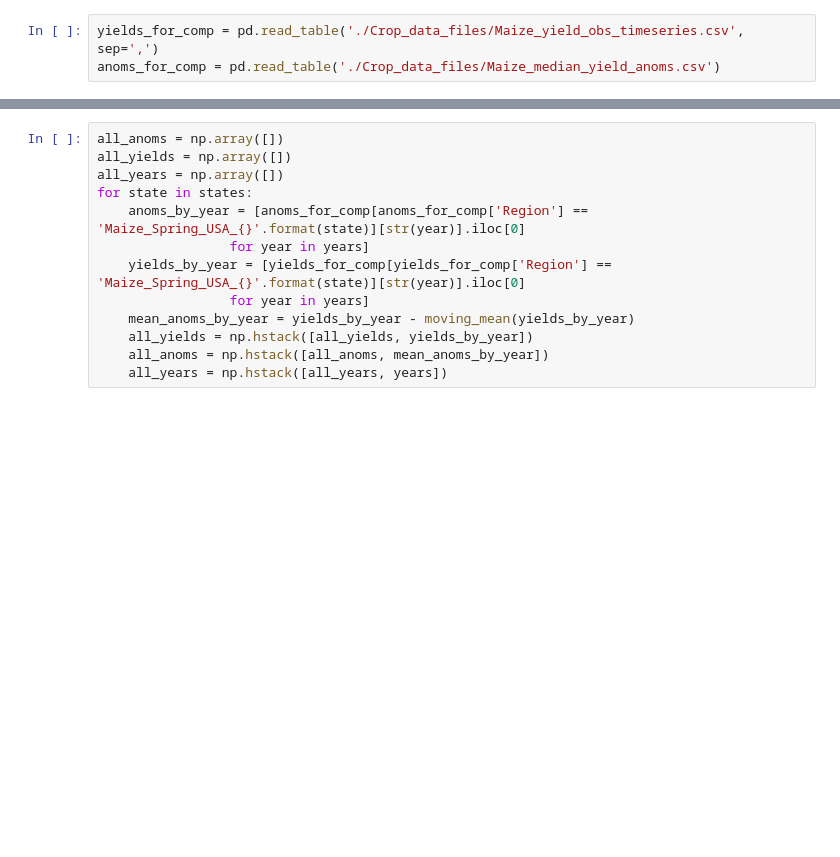
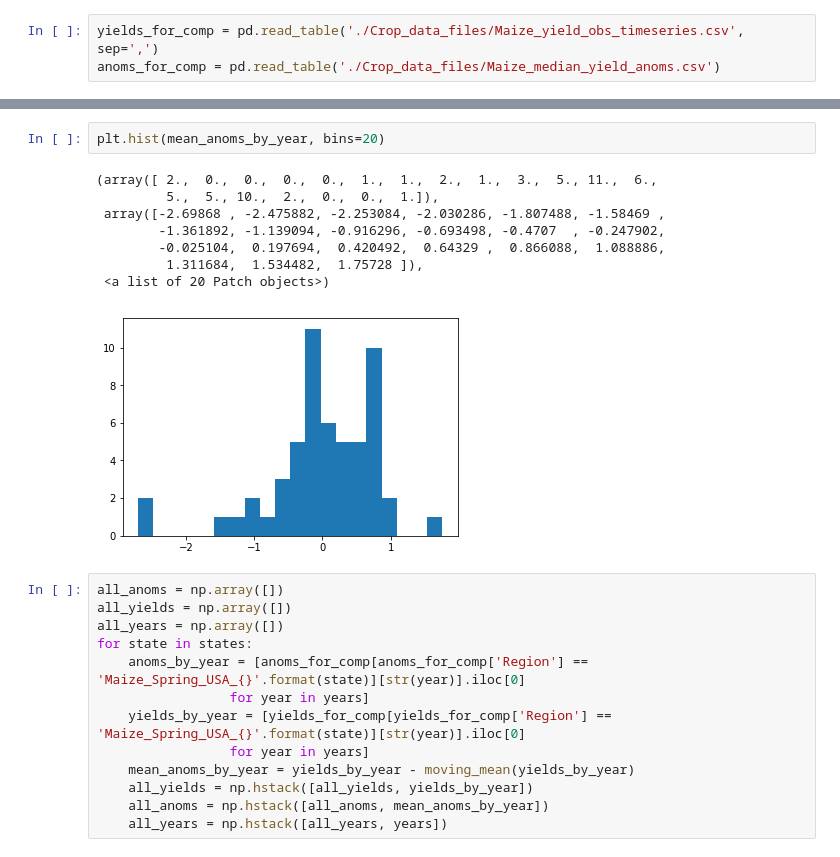
Before and after one commit to AnisaAubin/facynation, a Jupyter notebook: 7_mean_yield_anoms.ipynb, the cells around one changed output, grey strips where cells are left out. Drawn from its saved outputs; the diff is of its cells as text; blank space fills up the shorter version.

```diff
--- a/7_mean_yield_anoms.ipynb
+++ b/7_mean_yield_anoms.ipynb
@@ -88,3 +139,14 @@ plt.savefig("./figs/yields_vs_mean_anoms_noline.pdf")
+# %%
+plt.hist(mean_anoms_by_year, bins=20)
+# %% [output]
+(array([ 2.,  0.,  0.,  0.,  0.,  1.,  1.,  2.,  1.,  3.,  5., 11.,  6.,
+         5.,  5., 10.,  2.,  0.,  0.,  1.]),
+ array([-2.69868 , -2.475882, -2.253084, -2.030286, -1.807488, -1.58469 ,
+        -1.361892, -1.139094, -0.916296, -0.693498, -0.4707  , -0.247902,
+        -0.025104,  0.197694,  0.420492,  0.64329 ,  0.866088,  1.088886,
+         1.311684,  1.534482,  1.75728 ]),
+ <a list of 20 Patch objects>)
+[figure, added]
 # %%
 all_anoms = np.array([])
 all_yields = np.array([])
```
Also changed, not shown: parts of 47 cells of this notebook, 3 other files.
